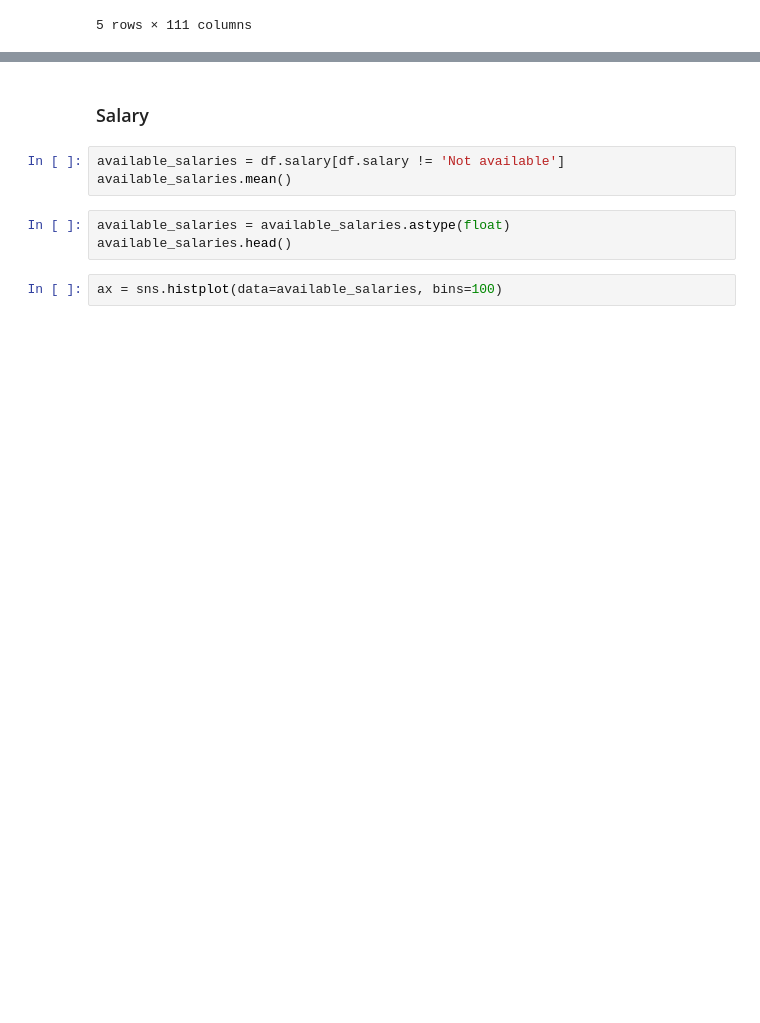
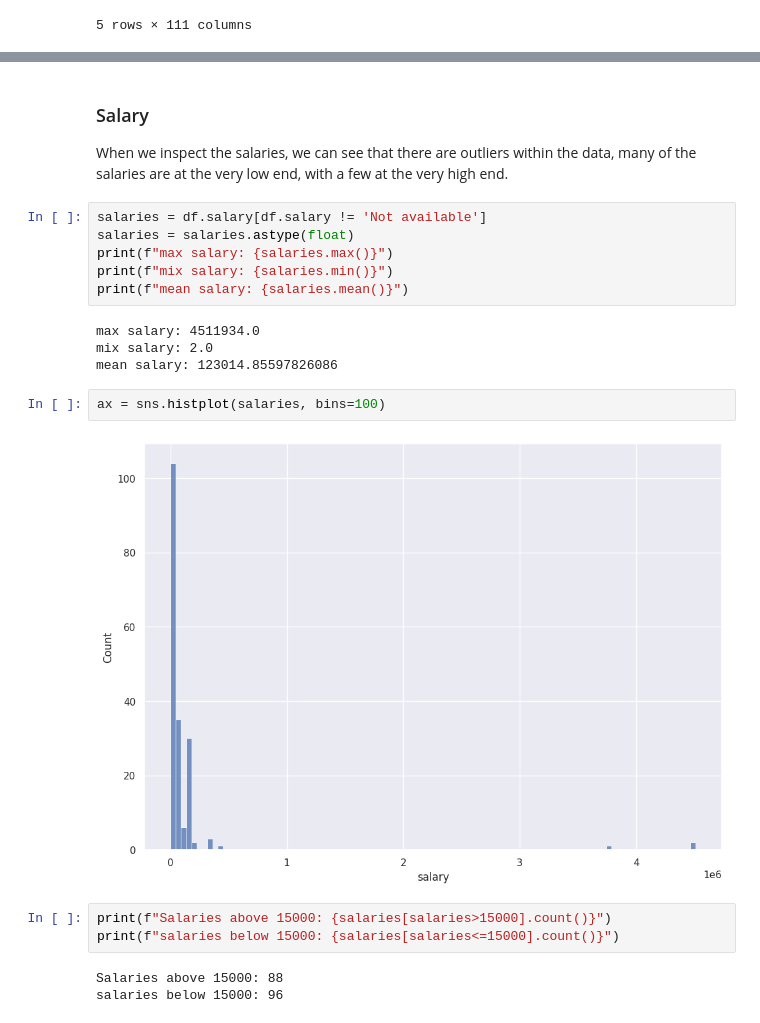
Before and after one commit to trav-d13/Data-Science-Job-Market-Analysis, a Jupyter notebook: main.ipynb, the cells around one changed output, grey strips where cells are left out. Saved outputs shown, nothing was run; the diff lists cells and outputs as text; blank space fills up the shorter version.

Commit message:
Salary Bracketing added

```diff
--- a/main.ipynb
+++ b/main.ipynb
@@ -262,10 +259,23 @@ NameError: name 'plt' is not defined
 # %% [markdown]
 ### Salary
+When we inspect the salaries, we can see that there are outliers within the data, many of the salaries are at the very low end, with a few at the very high end.
 # %%
-available_salaries = df.salary[df.salary != 'Not available']
-available_salaries.mean()
+salaries = df.salary[df.salary != 'Not available']
+salaries = salaries.astype(float)
+print(f"max salary: {salaries.max()}")
+print(f"mix salary: {salaries.min()}")
+print(f"mean salary: {salaries.mean()}")
+# %% [output]
+max salary: 4511934.0
+mix salary: 2.0
+mean salary: 123014.85597826086
-# %%
-available_salaries = available_salaries.astype(float)
-available_salaries.head()
-# %%
-ax = sns.histplot(data=available_salaries, bins=100)
+# %%
+ax = sns.histplot(salaries, bins=100)
+# %% [output]
+[figure, added]
+# %%
+print(f"Salaries above 15000: {salaries[salaries>15000].count()}")
+print(f"salaries below 15000: {salaries[salaries<=15000].count()}")
+# %% [output]
+Salaries above 15000: 88
+salaries below 15000: 96
```
Also changed, not shown: parts of 5 cells of this notebook.
